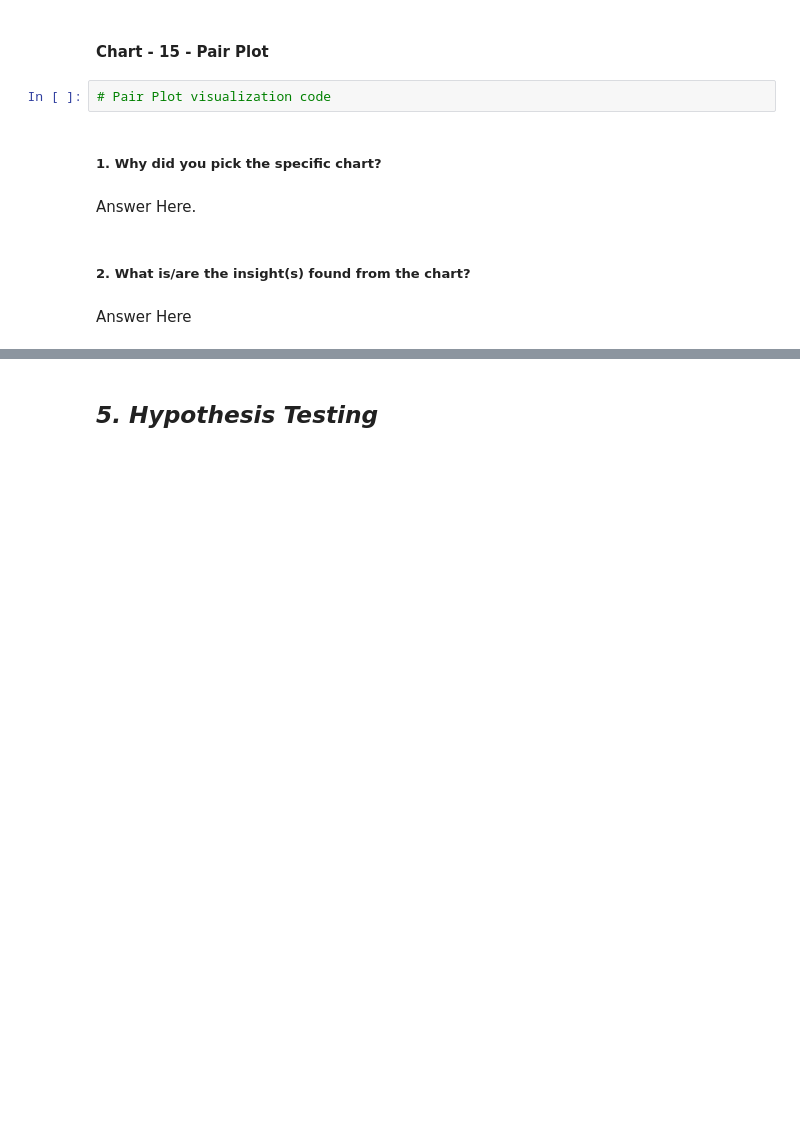
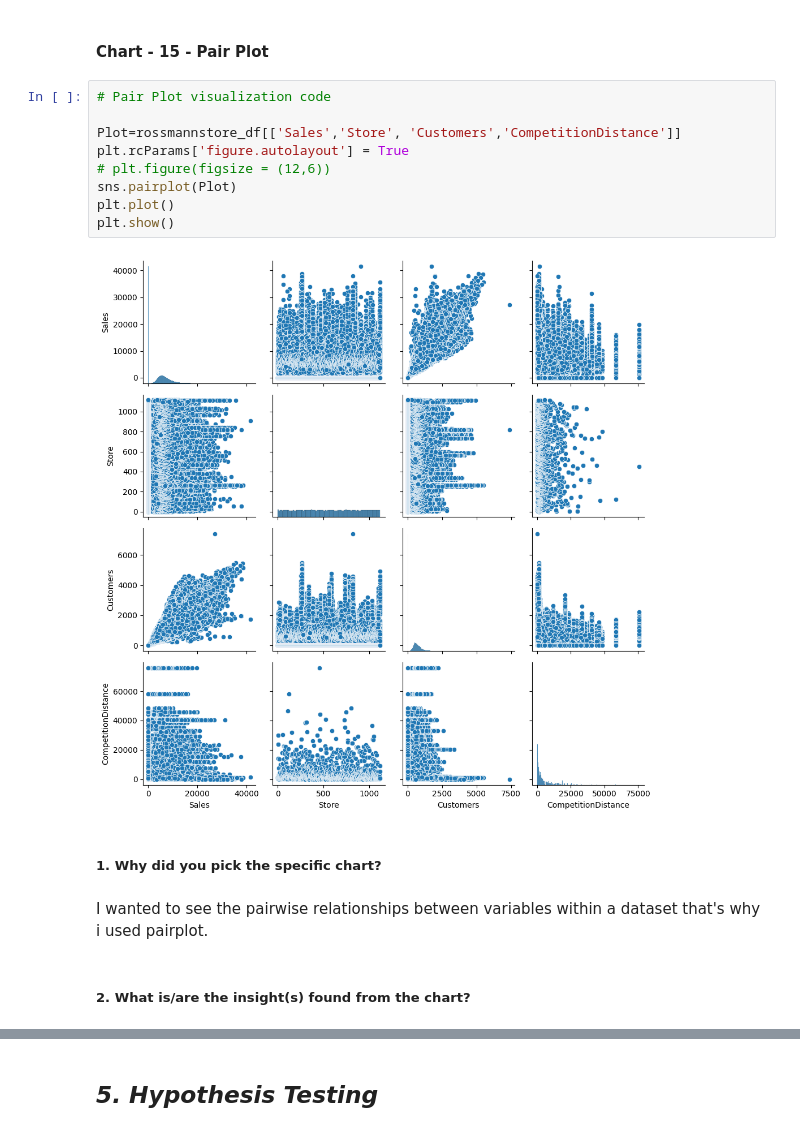
Before and after one commit to hmarathe420/Retail_Sales_Prediction, a Jupyter notebook: Retail_Sales_Prediction.ipynb, the cells around one changed output, grey strips where cells are left out. Drawn from its saved outputs; the diff is of its cells as text; blank space fills up the shorter version.

```diff
--- a/Retail_Sales_Prediction.ipynb
+++ b/Retail_Sales_Prediction.ipynb
@@ -850,12 +860,19 @@ Answer Here
 # %% [markdown]
 #### Chart - 15 - Pair Plot
-# %%
-# Pair Plot visualization code
+# %%
+# Pair Plot visualization code
+
+Plot=rossmannstore_df[['Sales','Store', 'Customers','CompetitionDistance']]
+plt.rcParams['figure.autolayout'] = True
+# plt.figure(figsize = (12,6))
+sns.pairplot(Plot)
+plt.plot()
+plt.show()
+# %% [output]
+[figure, added]
 # %% [markdown]
 ##### 1. Why did you pick the specific chart?
-# %% [markdown]
-Answer Here.
+# %% [markdown]
+I wanted to see the pairwise relationships between variables within a dataset that's why i used pairplot.
 # %% [markdown]
 ##### 2. What is/are the insight(s) found from the chart?
-# %% [markdown]
-Answer Here
```
Also changed, not shown: parts of 7 cells of this notebook.
